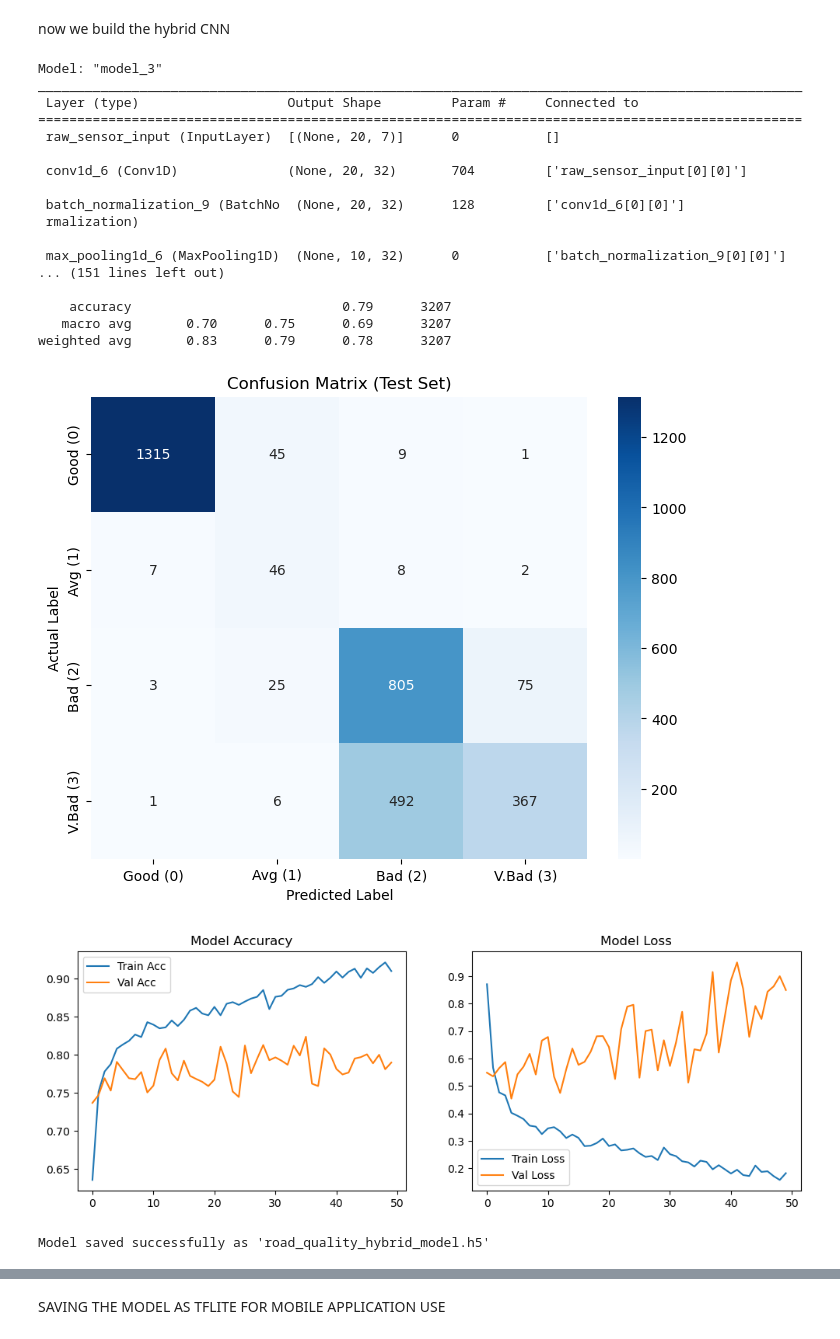
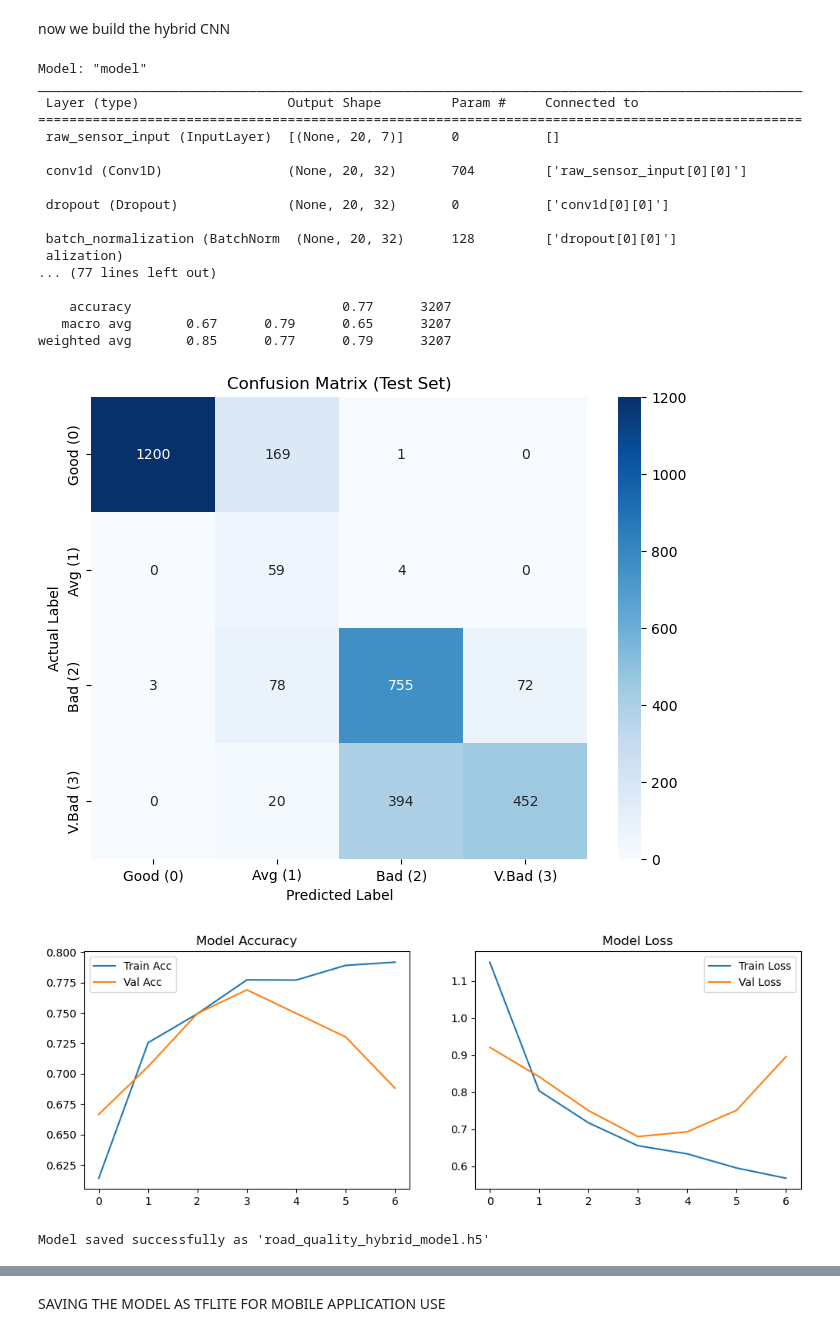
Before and after one commit to ashunarayan/ARM, a Jupyter notebook: ml_model/src/model/main.ipynb, the cells around one changed output, grey strips where cells are left out. Drawn from its saved outputs; the diff is of its cells as text; code cells hidden in the pictures.

Commit message:
reduced overfitting: L2 reg, early stoping

```diff
--- a/ml_model/src/model/main.ipynb
+++ b/ml_model/src/model/main.ipynb
@@ -242,12 +244,16 @@ def build_hybrid_model(input_shape_raw, input_shape_feat, num_classes=4):
     input_raw = Input(shape=input_shape_raw, name="raw_sensor_input")
 
     # Layer 1: Capture fine-grained vibrations
-    x = Conv1D(filters=32, kernel_size=3, activation='relu', padding='same')(input_raw)
+    x = Conv1D(32, 3, activation='relu', padding='same', kernel_regularizer=l2(0.001))(input_raw)
+    x = Dropout(0.3)(x)
+
     x = BatchNormalization()(x)
     x = MaxPooling1D(pool_size=2)(x)
 
     # Layer 2: Capture larger events (potholes/bumps)
-    x = Conv1D(filters=64, kernel_size=3, activation='relu', padding='same')(x)
+    x = Conv1D(64, 3, activation='relu', padding='same', kernel_regularizer=l2(0.001))(x)
+    x = Dropout(0.3)(x)
+
     x = BatchNormalization()(x)
     x = MaxPooling1D(pool_size=2)(x)
 
@@ -258,16 +264,19 @@ def build_hybrid_model(input_shape_raw, input_shape_feat, num_classes=4):
     input_feat = Input(shape=input_shape_feat, name="stat_features_input")
 
     # Dense layers to process the 42 math features
-    y = Dense(32, activation='relu')(input_feat)
+    y = Dense(32, activation='relu', kernel_regularizer=l2(0.001))(input_feat)
+    y = Dropout(0.3)(y)
     y = BatchNormalization()(y)
-    y = Dense(16, activation='relu')(y)
+    y = Dense(16, activation='relu', kernel_regularizer=l2(0.001))(y)
+
 
     # --- MERGE THE BRANCHES ---
     combined = Concatenate()([x, y])
 
     # Interpretation Block
-    z = Dense(64, activation='relu')(combined)
-    z = Dropout(0.5)(z) # High dropout to prevent overfitting on the small classes
+    z = Dense(64, activation='relu', kernel_regularizer=l2(0.001))(combined)
+    z = Dropout(0.4)(z)
+
 
     # Output Layer (Softmax for 0, 1, 2, 3)
     output = Dense(num_classes, activation='softmax')(z)
@@ -308,6 +317,18 @@ model.compile(
     loss='sparse_categorical_crossentropy',
     metrics=['accuracy']
 )
+early_stop = EarlyStopping(
+    monitor='val_loss',
+    patience=3,
+    restore_best_weights=True
+)
+
+checkpoint = ModelCheckpoint(
+    'best_road_model.h5',
+    monitor='val_loss',
+    save_best_only=True,
+    verbose=1
+)
 
 # =============================================================================
 # 3. TRAIN THE MODEL
@@ -315,18 +336,16 @@ model.compile(
 print("\nStarting Training...")
 
 history = model.fit(
-    # Inputs must be a list: [Raw_Data, Stats_Data]
     x=[X_train_raw, X_train_stats],
     y=y_train,
-
-    # Validation Data (also list)
     validation_data=([X_test_raw, X_test_stats], y_test),
-
-    epochs=50,             # Adjust if it converges sooner
-    batch_size=32,         # Standard batch size
-    class_weight=class_weights_dict, # Apply the imbalance fix
+    epochs=50,              # allow it, early stopping will cut it
+    batch_size=32,
+    class_weight=class_weights_dict,
+    callbacks=[early_stop, checkpoint],
     verbose=1
 )
+
 
 # =============================================================================
 # 4. EVALUATE & VISUALIZE
@@ -359,44 +378,45 @@ plt.show()
 plt.figure(figsize=(12, 4))
 
 plt.subplot(1, 2, 1)
 plt.plot(history.history['accuracy'], label='Train Acc')
 plt.plot(history.history['val_accuracy'], label='Val Acc')
 plt.title('Model Accuracy')
 plt.legend()
 
 plt.subplot(1, 2, 2)
 plt.plot(history.history['loss'], label='Train Loss')
 plt.plot(history.history['val_loss'], label='Val Loss')
 plt.title('Model Loss')
 plt.legend()
 
 plt.show()
 
 # =============================================================================
 # 5. SAVE MODEL (Ready for TinyML conversion later!)
 # =============================================================================
+model = tf.keras.models.load_model('best_road_model.h5')
 model.save("road_quality_hybrid_model.h5")
 print("Model saved successfully as 'road_quality_hybrid_model.h5'")
 # %% [output]
-Model: "model_3"
+Model: "model"
 __________________________________________________________________________________________________
  Layer (type)                   Output Shape         Param #     Connected to
 ==================================================================================================
  raw_sensor_input (InputLayer)  [(None, 20, 7)]      0           []
 
- conv1d_6 (Conv1D)              (None, 20, 32)       704         ['raw_sensor_input[0][0]']
+ conv1d (Conv1D)                (None, 20, 32)       704         ['raw_sensor_input[0][0]']
 
- batch_normalization_9 (BatchNo  (None, 20, 32)      128         ['conv1d_6[0][0]']
- rmalization)
+ dropout (Dropout)              (None, 20, 32)       0           ['conv1d[0][0]']
 
- max_pooling1d_6 (MaxPooling1D)  (None, 10, 32)      0           ['batch_normalization_9[0][0]']
-... (151 lines left out)
+ batch_normalization (BatchNorm  (None, 20, 32)      128         ['dropout[0][0]']
+ alization)
+... (77 lines left out)
 
-    accuracy                           0.79      3207
-   macro avg       0.70      0.75      0.69      3207
-weighted avg       0.83      0.79      0.78      3207
+    accuracy                           0.77      3207
+   macro avg       0.67      0.79      0.65      3207
+weighted avg       0.85      0.77      0.79      3207
-[figure, old version]
+[figure, new version]
-[figure, old version]
+[figure, new version]
 Model saved successfully as 'road_quality_hybrid_model.h5'
 # %%
 
```
Also changed, not shown: parts of 4 cells of this notebook, 3 other files.
